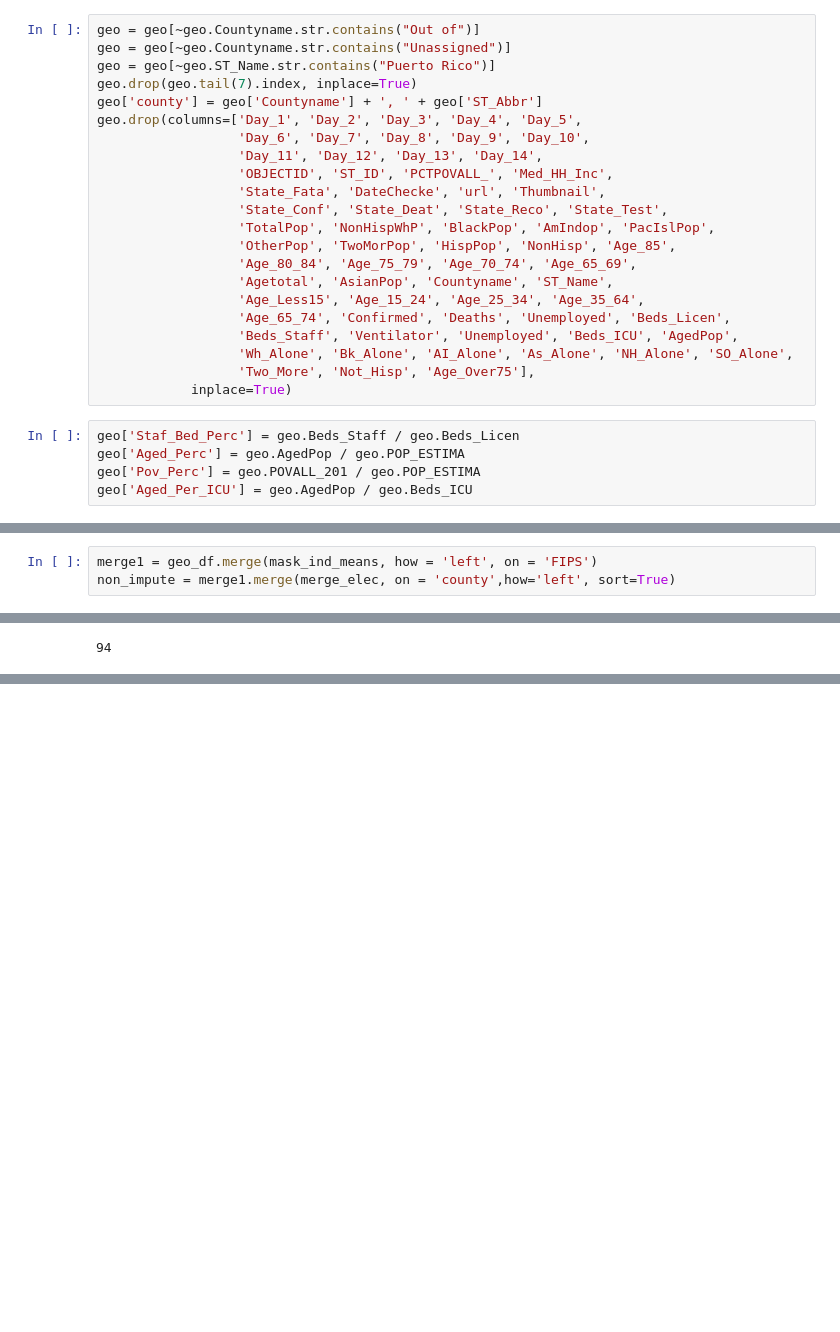
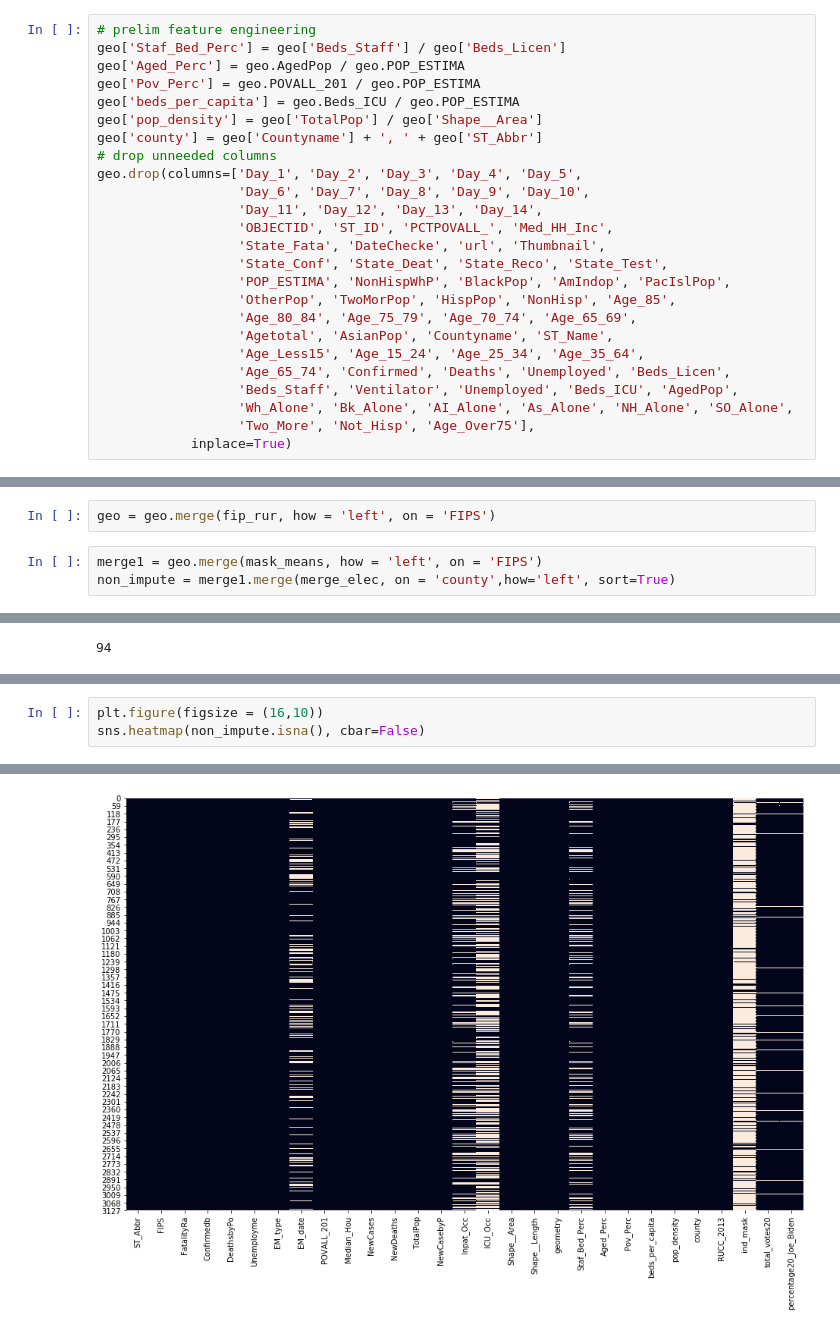
Before and after one commit to datascisteven/The-Masked-Politic, a Jupyter notebook: the_masked_politican.ipynb, the cells around one changed output, grey strips where cells are left out. Drawn from its saved outputs; the diff is of its cells as text; blank space fills up the shorter version.

```diff
--- a/the_masked_politican.ipynb
+++ b/the_masked_politican.ipynb
@@ -84,16 +92,19 @@ geo = gpd.read_file('https://opendata.arcgis.com/datasets/4cb598ae041348fb92270f
 # %%
-geo = geo[~geo.Countyname.str.contains("Out of")]
-geo = geo[~geo.Countyname.str.contains("Unassigned")]
-geo = geo[~geo.ST_Name.str.contains("Puerto Rico")]
-geo.drop(geo.tail(7).index, inplace=True)
+# prelim feature engineering
+geo['Staf_Bed_Perc'] = geo['Beds_Staff'] / geo['Beds_Licen']
+geo['Aged_Perc'] = geo.AgedPop / geo.POP_ESTIMA
+geo['Pov_Perc'] = geo.POVALL_201 / geo.POP_ESTIMA
+geo['beds_per_capita'] = geo.Beds_ICU / geo.POP_ESTIMA
+geo['pop_density'] = geo['TotalPop'] / geo['Shape__Area']
 geo['county'] = geo['Countyname'] + ', ' + geo['ST_Abbr']
+# drop unneeded columns
 geo.drop(columns=['Day_1', 'Day_2', 'Day_3', 'Day_4', 'Day_5',
                   'Day_6', 'Day_7', 'Day_8', 'Day_9', 'Day_10',
                   'Day_11', 'Day_12', 'Day_13', 'Day_14',
                   'OBJECTID', 'ST_ID', 'PCTPOVALL_', 'Med_HH_Inc',
                   'State_Fata', 'DateChecke', 'url', 'Thumbnail',
                   'State_Conf', 'State_Deat', 'State_Reco', 'State_Test',
-                  'TotalPop', 'NonHispWhP', 'BlackPop', 'AmIndop', 'PacIslPop',
+                  'POP_ESTIMA', 'NonHispWhP', 'BlackPop', 'AmIndop', 'PacIslPop',
                   'OtherPop', 'TwoMorPop', 'HispPop', 'NonHisp', 'Age_85',
                   'Age_80_84', 'Age_75_79', 'Age_70_74', 'Age_65_69',
                   'Agetotal', 'AsianPop', 'Countyname', 'ST_Name',
@@ -103,11 +114,6 @@ geo.drop(columns=['Day_1', 'Day_2', 'Day_3', 'Day_4', 'Day_5',
                   'Wh_Alone', 'Bk_Alone', 'AI_Alone', 'As_Alone', 'NH_Alone', 'SO_Alone',
                   'Two_More', 'Not_Hisp', 'Age_Over75'],
             inplace=True)
-# %%
-geo['Staf_Bed_Perc'] = geo.Beds_Staff / geo.Beds_Licen
-geo['Aged_Perc'] = geo.AgedPop / geo.POP_ESTIMA
-geo['Pov_Perc'] = geo.POVALL_201 / geo.POP_ESTIMA
-geo['Aged_Per_ICU'] = geo.AgedPop / geo.Beds_ICU
 # %%
 geo.drop(columns=['Recovered', 'Active'], inplace=True)
 geo.drop(columns=['EM_notes'], inplace=True)
@@ -120,3 +126,5 @@ geo_df.shape
+# %%
+geo = geo.merge(fip_rur, how = 'left', on = 'FIPS')
 # %%
-merge1 = geo_df.merge(mask_ind_means, how = 'left', on = 'FIPS')
+merge1 = geo.merge(mask_means, how = 'left', on = 'FIPS')
 non_impute = merge1.merge(merge_elec, on = 'county',how='left', sort=True)
@@ -166,0 +199,4 @@ sns.scatterplot(x=non_impute['ind_mask'], y = non_impute['percentage20_Joe_Biden
+# %%
+plt.figure(figsize = (16,10))
+sns.heatmap(non_impute.isna(), cbar=False)
+# %% [output]
@@ -167 +204,2 @@ sns.scatterplot(x=non_impute['ind_mask'], y = non_impute['percentage20_Joe_Biden
+[figure, added]
 # %%
```
Also changed, not shown: parts of 25 cells of this notebook, 1 other file.
